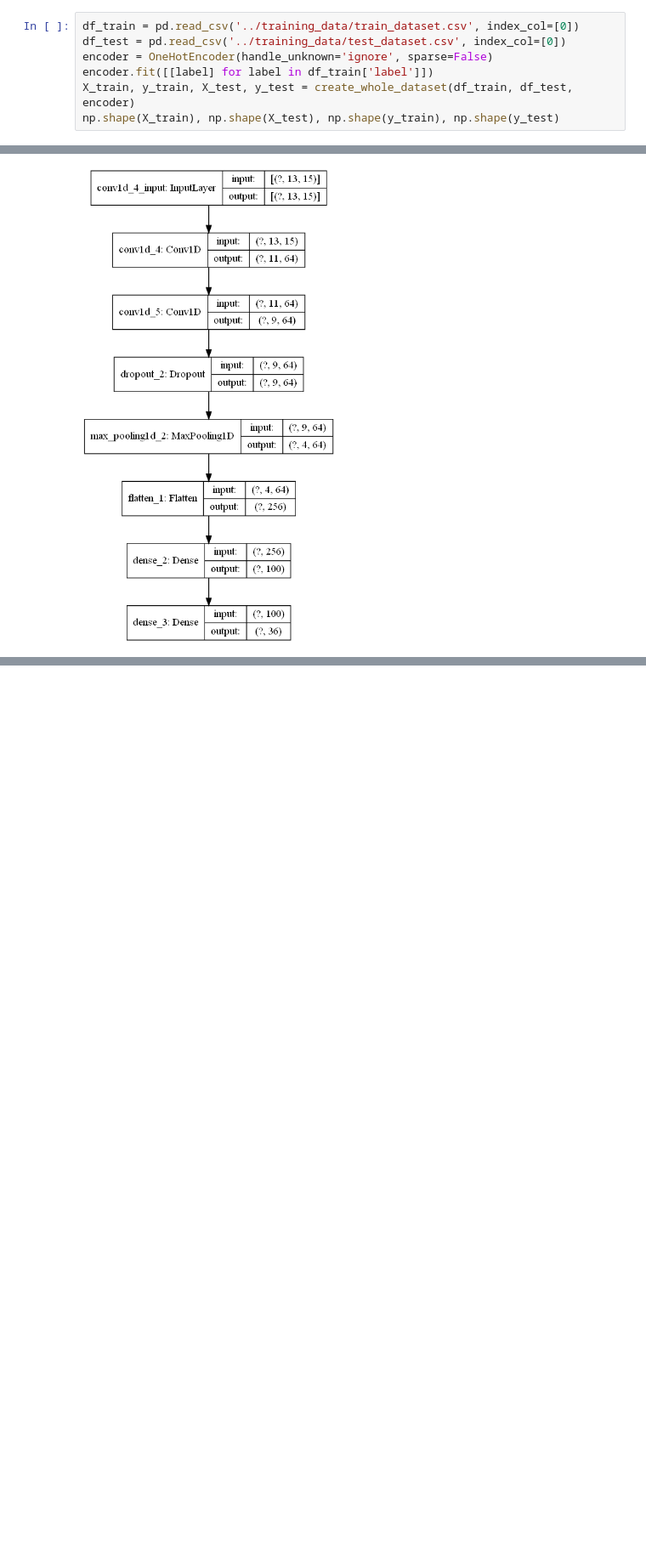
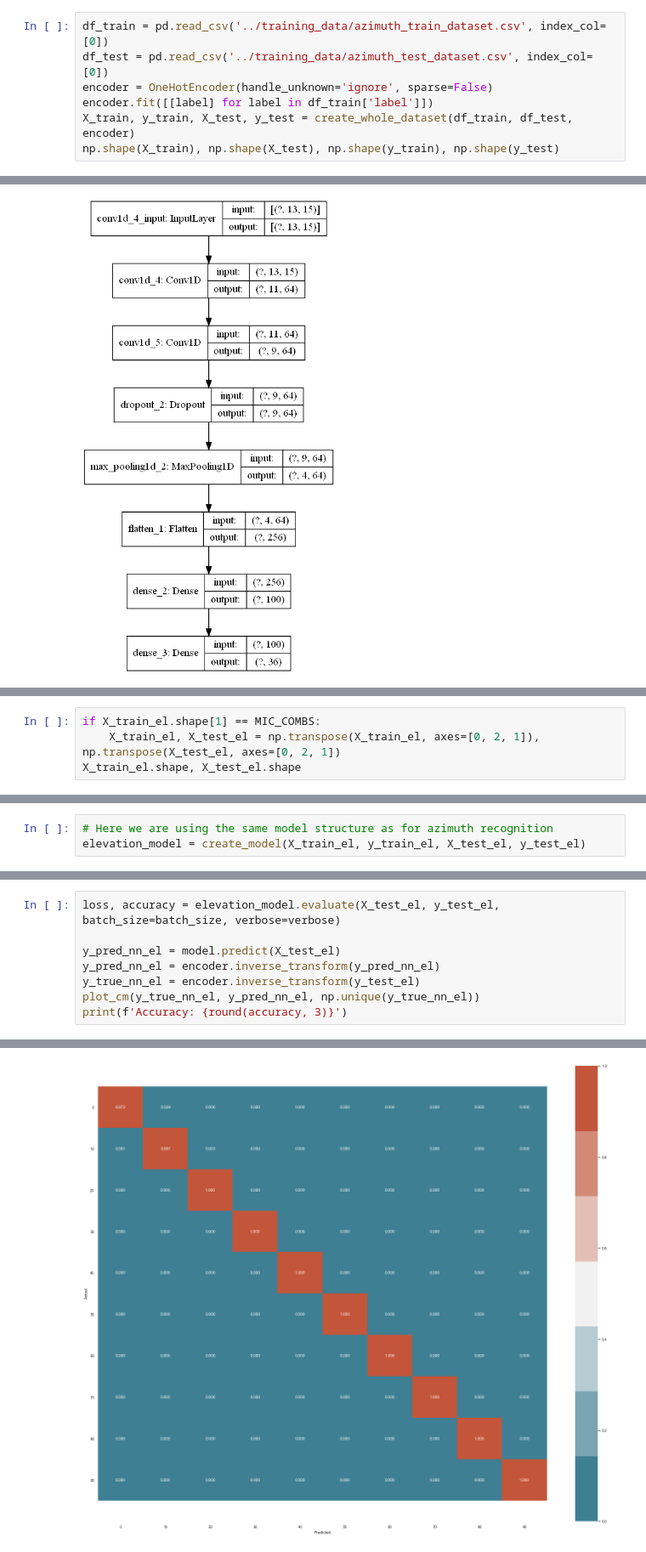
Before and after one commit to thomson008/MEng-project, a Jupyter notebook: notebooks/CNN_DOA.ipynb, the cells around one changed output, grey strips where cells are left out. Shown at 85% size. Saved outputs shown, nothing was run; the diff lists cells and outputs as text; blank space fills up the shorter version.

```diff
--- a/notebooks/CNN_DOA.ipynb
+++ b/notebooks/CNN_DOA.ipynb
@@ -545,8 +589,8 @@ test file 3240/3240
 # %% [markdown]
 Only run this when all the variables are not stored in memory (i.e. after restarting the kernel):
 # %%
-df_train = pd.read_csv('../training_data/train_dataset.csv', index_col=[0])
-df_test = pd.read_csv('../training_data/test_dataset.csv', index_col=[0])
+df_train = pd.read_csv('../training_data/azimuth_train_dataset.csv', index_col=[0])
+df_test = pd.read_csv('../training_data/azimuth_test_dataset.csv', index_col=[0])
 encoder = OneHotEncoder(handle_unknown='ignore', sparse=False)
 encoder.fit([[label] for label in df_train['label']])
 X_train, y_train, X_test, y_test = create_whole_dataset(df_train, df_test, encoder)
@@ -804,0 +943,4 @@ tf.keras.utils.plot_model(model, '../models/model.png', show_shapes=True)
+# %%
+if X_train_el.shape[1] == MIC_COMBS:
+    X_train_el, X_test_el = np.transpose(X_train_el, axes=[0, 2, 1]), np.transpose(X_test_el, axes=[0, 2, 1])
+X_train_el.shape, X_test_el.shape
@@ -804,0 +949,3 @@ tf.keras.utils.plot_model(model, '../models/model.png', show_shapes=True)
+# %%
+# Here we are using the same model structure as for azimuth recognition
+elevation_model = create_model(X_train_el, y_train_el, X_test_el, y_test_el)
@@ -804,0 +970,9 @@ tf.keras.utils.plot_model(model, '../models/model.png', show_shapes=True)
+# %%
+loss, accuracy = elevation_model.evaluate(X_test_el, y_test_el, batch_size=batch_size, verbose=verbose)
+
+y_pred_nn_el = model.predict(X_test_el)
+y_pred_nn_el = encoder.inverse_transform(y_pred_nn_el)
+y_true_nn_el = encoder.inverse_transform(y_test_el)
+plot_cm(y_true_nn_el, y_pred_nn_el, np.unique(y_true_nn_el))
+print(f'Accuracy: {round(accuracy, 3)}')
+# %% [output]
@@ -804,0 +980 @@ tf.keras.utils.plot_model(model, '../models/model.png', show_shapes=True)
+[figure, added]
```
Also changed, not shown: parts of 22 cells of this notebook, 1 other file.
